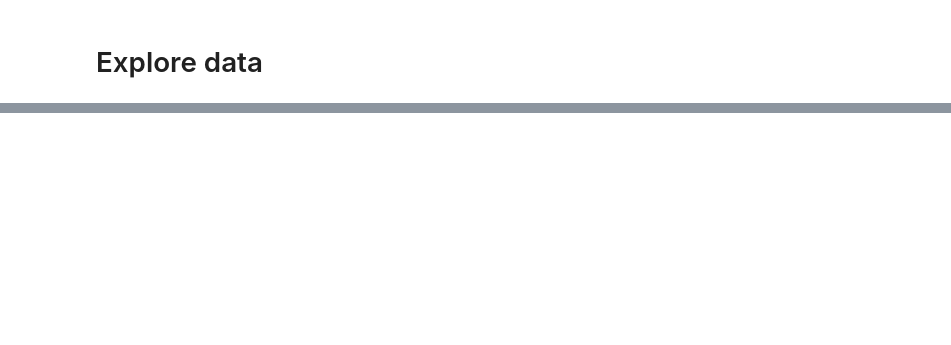
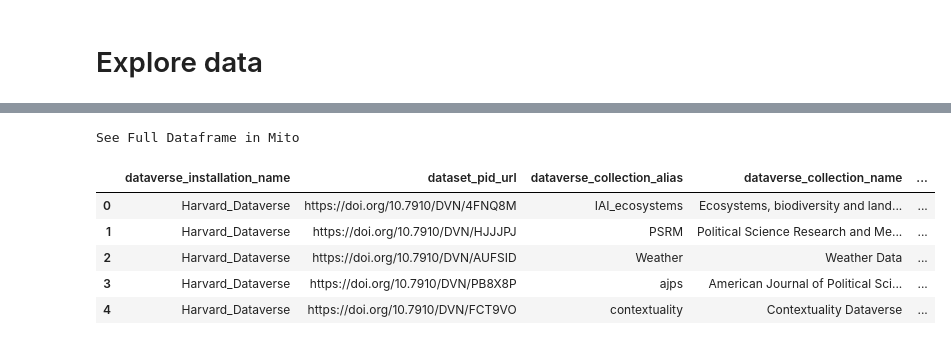
Before and after one commit to jggautier/ux-research-data-analysis, a Jupyter notebook: notebooks/PIDs_for_people_in_Dataverse_datasets/PIDs_for_people_in_HDV_datasets.ipynb, the cells around one changed output, grey strips where cells are left out. Cells and saved outputs as stored; diff of their text form; code cells hidden in the pictures; blank space fills up the shorter version.

```diff
--- a/notebooks/PIDs_for_people_in_Dataverse_datasets/PIDs_for_people_in_HDV_datasets.ipynb
+++ b/notebooks/PIDs_for_people_in_Dataverse_datasets/PIDs_for_people_in_HDV_datasets.ipynb
@@ -45,14 +64,11 @@ print(f'Number of datasets in authorMetadataDF: {datasetCountInAuthorMetadataDF}
 # Join the datasetPIDsDF and the authorMetadataDF to add the installation column,
 # so we know which installations published each dataset
 # and remove datasets that have no author
-
 datasetPIDsAndAuthorMetadataDF = (pd
     .merge(datasetPIDsDF, authorMetadataDF,
         how='inner',
         on=['dataset_pid_url'])
-    .drop(columns=[
-        'dataset_version_number',
-        'dataset_version_create_time'])
+    .drop(columns=['dataset_version_number'])
     .reset_index(drop=True, inplace=False))
 
 # Make sure the count of rows in datasetPIDsAndAuthorMetadataDF
@@ -69,7 +97,8 @@ datasetPIDsAndAuthorMetadataDF.head()
 # %% [markdown]
 # Explore data
 # %%
-# Get info about author metadata that includes no values and any values in the identifier type or identifier fields
+# Get info about author metadata that includes no identifier metadata,
+# partial identifier metadata, and complete identifier metadata
 authorsWithNoIdentifiersDf = (
     datasetPIDsAndAuthorMetadataDF
         .query(
@@ -85,6 +114,7 @@ authorsWithPartialIdentifiersDf = (
              authorIdentifier != authorIdentifier) or\
             (authorIdentifierScheme != authorIdentifierScheme and\
              authorIdentifier == authorIdentifier)')
+        .fillna('')
         .reset_index(drop=True, inplace=False)
 )
 
@@ -175,10 +220,28 @@ identifierTypesByInstallationDf.head()
 identifierTypesByInstallationDf.to_csv('identifierTypesByInstallation.csv', index=False)
 # %%
 # How much author metadata are missing identifier types but may be ORCIDs
-authorMetadataWithPossibleORCIDs = (
-    authorsWithPartialIdentifiersDf[
-        authorsWithPartialIdentifiersDf['authorIdentifier']
-            .str.contains('orcid', case=False, na=False)])
-authorMetadataWithPossibleORCIDs.head()
+authorMetadataWithPossibleORCIDsDf = (
+    authorsWithPartialIdentifiersDf
+        .query(
+            'authorIdentifier.str.contains("orcid", case=False) or\
+            authorIdentifier.str.match("some-regex-\\d+$")',
+            engine='python')
+        .reset_index(drop=True, inplace=False)
+)
+
+# authorMetadataWithPossibleORCIDs = (
+#     authorsWithPartialIdentifiersDf[
+#         authorsWithPartialIdentifiersDf['authorIdentifier']
+#             .str.contains('orcid', case=False, na=False)])
+
+authorMetadataWithPossibleORCIDsDf.head()
+# %% [output]
+See Full Dataframe in Mito
+|  | dataverse_installation_name | dataset_pid_url | dataverse_collection_alias | dataverse_collection_name | ... |
+| 0 | Harvard_Dataverse | https://doi.org/10.7910/DVN/4FNQ8M | IAI_ecosystems | Ecosystems, biodiversity and land... | ... |
+| 1 | Harvard_Dataverse | https://doi.org/10.7910/DVN/HJJJPJ | PSRM | Political Science Research and Me... | ... |
+| 2 | Harvard_Dataverse | https://doi.org/10.7910/DVN/AUFSID | Weather | Weather Data | ... |
+| 3 | Harvard_Dataverse | https://doi.org/10.7910/DVN/PB8X8P | ajps | American Journal of Political Sci... | ... |
+| 4 | Harvard_Dataverse | https://doi.org/10.7910/DVN/FCT9VO | contextuality | Contextuality Dataverse | ... |
 # %%
 print(len(authorMetadataWithPossibleORCIDs))
```
Also changed, not shown: parts of 14 cells of this notebook.
